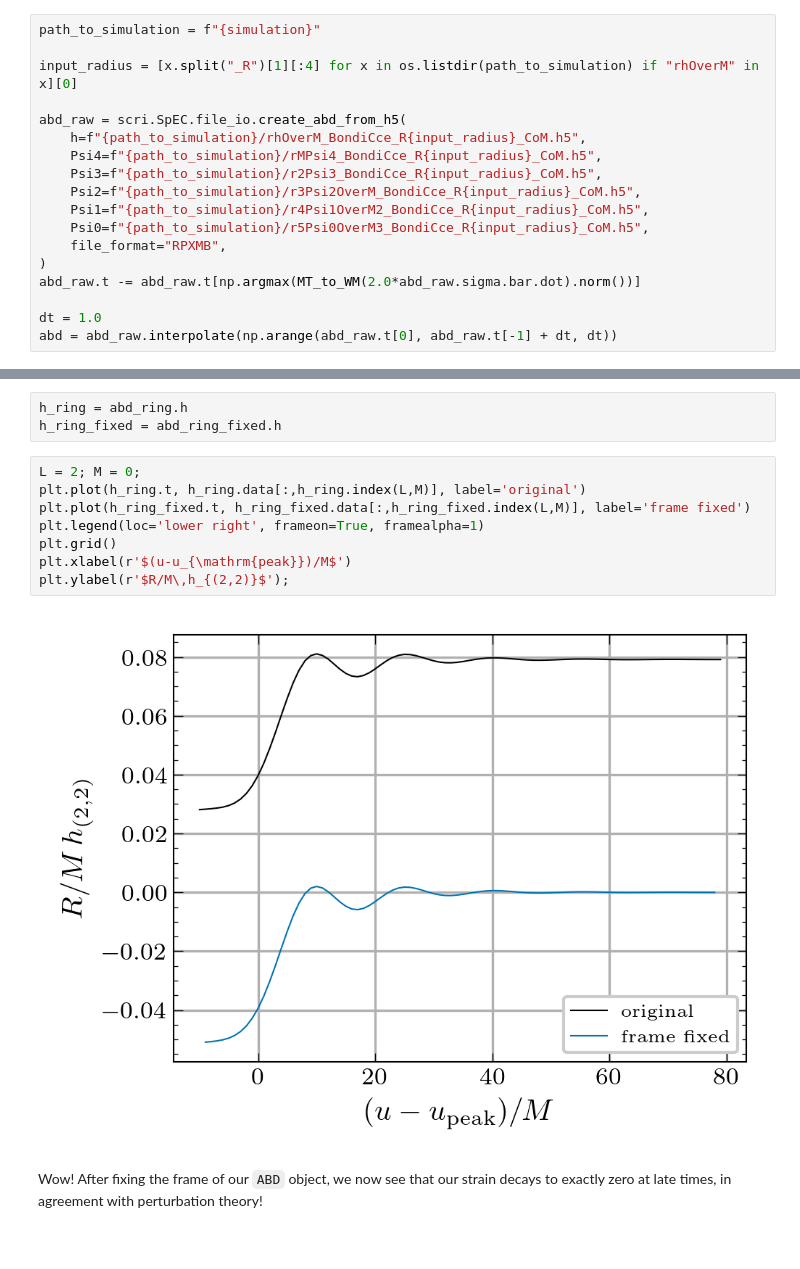
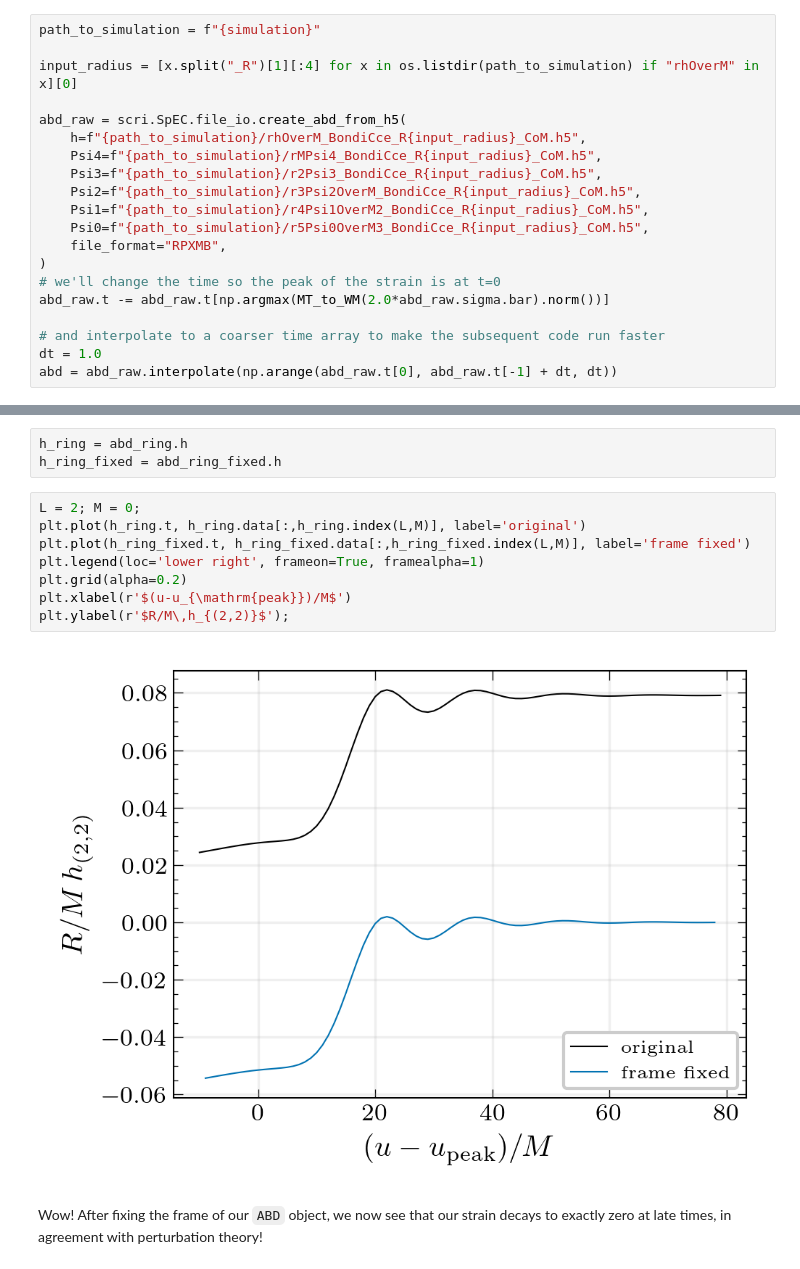
Before and after one commit to keefemitman/ResearchTutorials, a Jupyter notebook: Tutorial_BMSAndQNMs.ipynb, the cells around one changed output, grey strips where cells are left out. Drawn from its saved outputs; the diff is of its cells as text.

```diff
--- a/Tutorial_BMSAndQNMs.ipynb
+++ b/Tutorial_BMSAndQNMs.ipynb
@@ -115,8 +115,10 @@ abd_raw = scri.SpEC.file_io.create_abd_from_h5(
     Psi0=f"{path_to_simulation}/r5Psi0OverM3_BondiCce_R{input_radius}_CoM.h5",
     file_format="RPXMB",
 )
-abd_raw.t -= abd_raw.t[np.argmax(MT_to_WM(2.0*abd_raw.sigma.bar.dot).norm())]
+# we'll change the time so the peak of the strain is at t=0
+abd_raw.t -= abd_raw.t[np.argmax(MT_to_WM(2.0*abd_raw.sigma.bar).norm())]
 
+# and interpolate to a coarser time array to make the subsequent code run faster
 dt = 1.0
 abd = abd_raw.interpolate(np.arange(abd_raw.t[0], abd_raw.t[-1] + dt, dt))
 # %% [markdown]
@@ -404,13 +416,13 @@ h_ring_fixed = abd_ring_fixed.h
 # %%
 L = 2; M = 0;
 plt.plot(h_ring.t, h_ring.data[:,h_ring.index(L,M)], label='original')
 plt.plot(h_ring_fixed.t, h_ring_fixed.data[:,h_ring_fixed.index(L,M)], label='frame fixed')
 plt.legend(loc='lower right', frameon=True, framealpha=1)
-plt.grid()
+plt.grid(alpha=0.2)
 plt.xlabel(r'$(u-u_{\mathrm{peak}})/M$')
 plt.ylabel(r'$R/M\,h_{(2,2)}$');
 # %% [output]
-[figure, old version]
+[figure, new version]
 # %% [markdown]
 Wow! After fixing the frame of our `ABD` object, we now see that our strain decays to exactly zero at late times, in agreement with perturbation theory!
 # %% [markdown]
```
Also changed, not shown: parts of 32 cells of this notebook.
